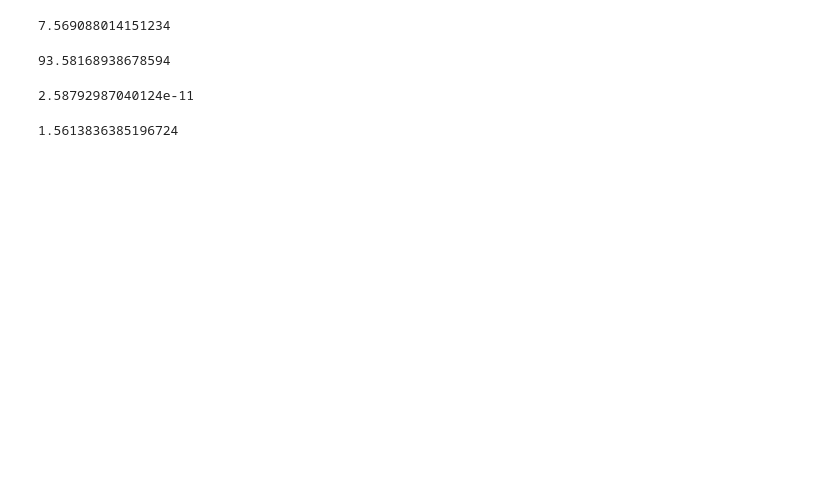
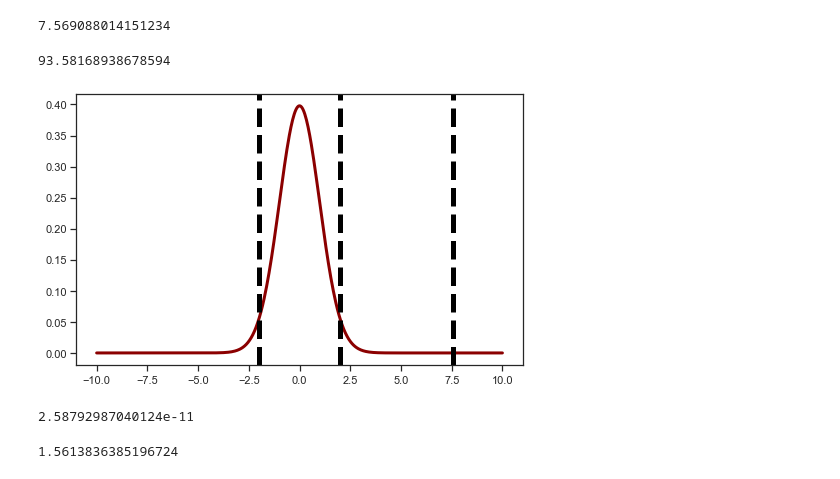
Before and after one commit to thomasribaroff/Mod3Project, a Jupyter notebook: Mahima's working notebook-2.ipynb, the cells around one changed output. Drawn from its saved outputs; the diff is of its cells as text; code cells hidden in the pictures; blank space fills up the shorter version.

```diff
--- a/Mahima's working notebook-2.ipynb
+++ b/Mahima's working notebook-2.ipynb
@@ -355,7 +359,9 @@ asb_df
 # %% [output]
 93.58168938678594
 # %%
-# td.visualize_t(7.56,len(we),len(cr))
+td.visualize_t(7.56,len(we),len(cr))
+# %% [output]
+[figure, added]
 # %%
 td.p_val(we, cr, two_sided=True)
 # %% [output]
```
Also changed, not shown: parts of 13 cells of this notebook, 1 other file.
